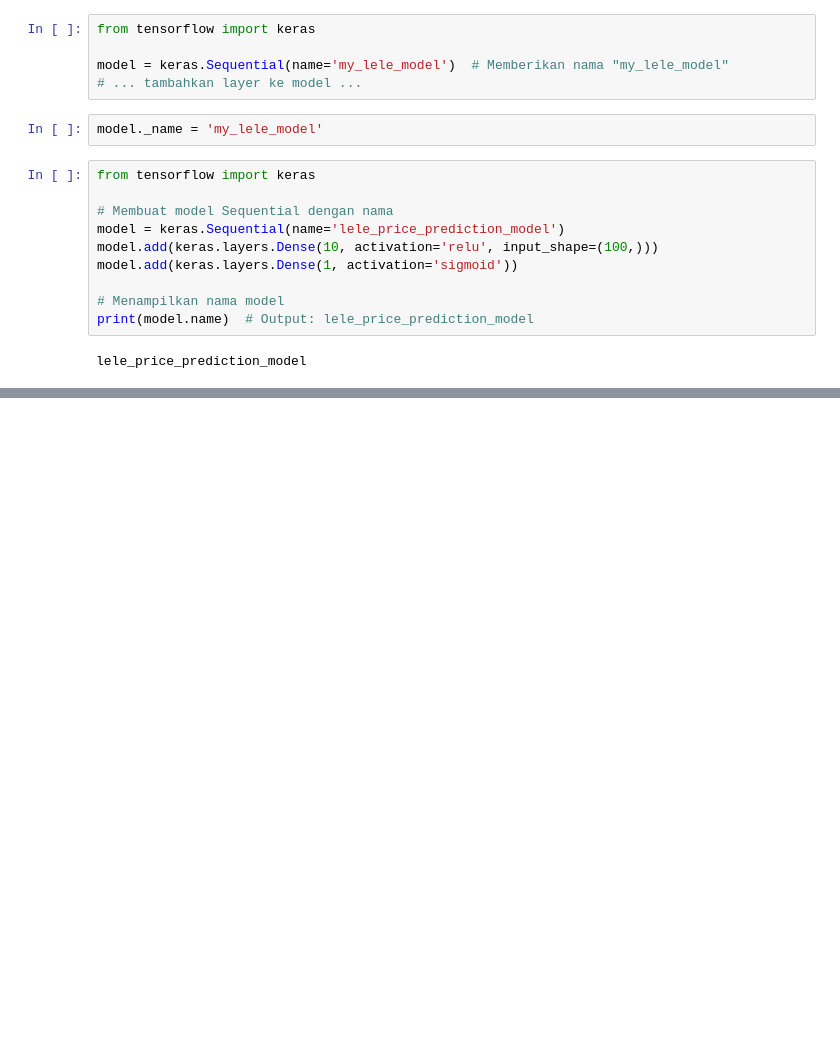
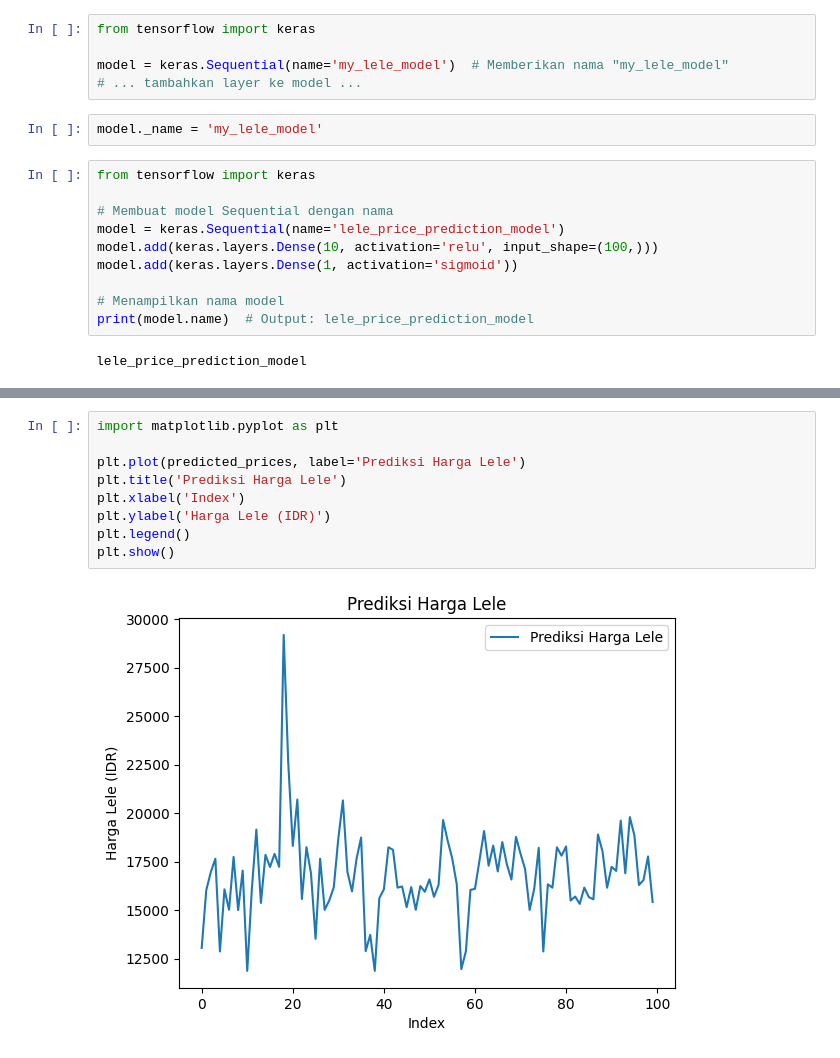
Before and after one commit to AryaPratamaPutra-10/Analys_Data_Lele, a Jupyter notebook: Model LSTM Last.ipynb, the cells around one changed output, grey strips where cells are left out. Saved outputs shown, nothing was run; the diff lists cells and outputs as text; blank space fills up the shorter version.

```diff
--- a/Model LSTM Last.ipynb
+++ b/Model LSTM Last.ipynb
@@ -423,0 +416,11 @@ lele_price_prediction_model
+# %%
+import matplotlib.pyplot as plt
+
+plt.plot(predicted_prices, label='Prediksi Harga Lele')
+plt.title('Prediksi Harga Lele')
+plt.xlabel('Index')
+plt.ylabel('Harga Lele (IDR)')
+plt.legend()
+plt.show()
+# %% [output]
+[figure, added]
```
Also changed, not shown: parts of 10 cells of this notebook.
